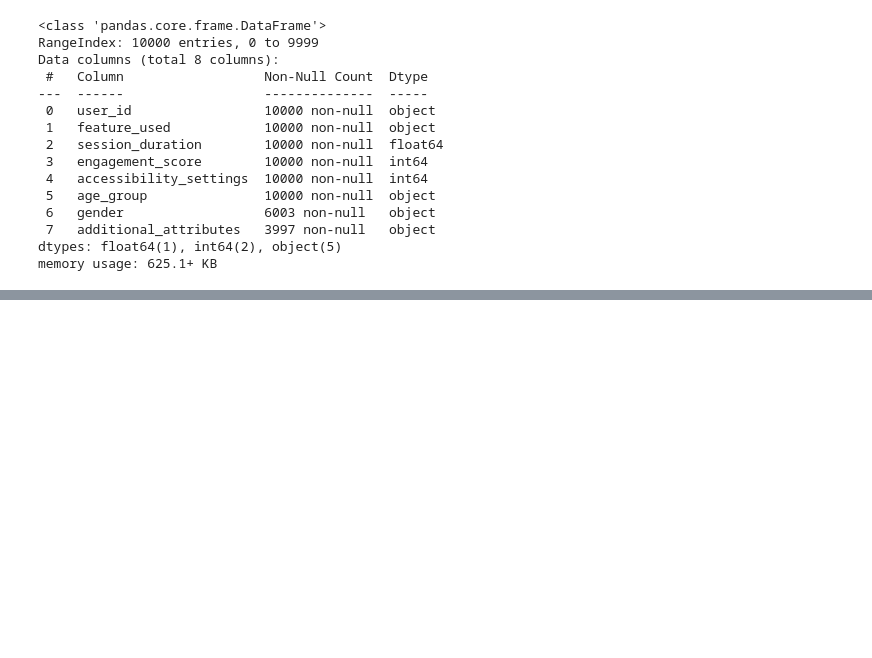
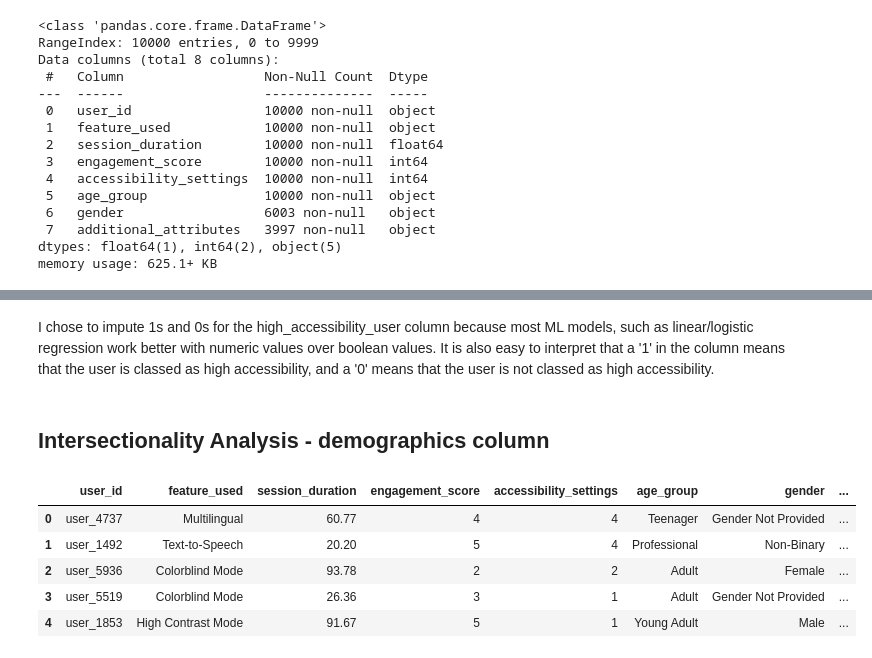
Before and after one commit to adesina923/HackDiversityDataInterviewChallenge-AdesinaAdeniran, a Jupyter notebook: AA_Hack_Diversity_Data_Interview_Product_Inclusion_Analysis_Challenge.ipynb, the cells around one changed output, grey strips where cells are left out. Drawn from its saved outputs; the diff is of its cells as text; code cells hidden in the pictures; blank space fills up the shorter version.

```diff
--- a/AA_Hack_Diversity_Data_Interview_Product_Inclusion_Analysis_Challenge.ipynb
+++ b/AA_Hack_Diversity_Data_Interview_Product_Inclusion_Analysis_Challenge.ipynb
@@ -40,0 +189,15 @@ memory usage: 625.1+ KB
+# %% [markdown]
+I chose to impute 1s and 0s for the high_accessibility_user column because most ML models, such as linear/logistic regression work better with numeric values over boolean values. It is also easy to interpret that a '1' in the column means that the user is classed as high accessibility, and a '0' means that the user is not classed as high accessibility.
+# %% [markdown]
+## Intersectionality Analysis - demographics column
+# %%
+df['demographics'] = df['age_group'] + '-' + df['gender'] + '-' + df['additional_attributes']
+df['demographics'].head(10)
+df.head()
+# %% [output]
+|  | user_id | feature_used | session_duration | engagement_score | accessibility_settings | age_group | gender | ... |
+| 0 | user_4737 | Multilingual | 60.77 | 4 | 4 | Teenager | Gender Not Provided | ... |
+| 1 | user_1492 | Text-to-Speech | 20.20 | 5 | 4 | Professional | Non-Binary | ... |
+| 2 | user_5936 | Colorblind Mode | 93.78 | 2 | 2 | Adult | Female | ... |
+| 3 | user_5519 | Colorblind Mode | 26.36 | 3 | 1 | Adult | Gender Not Provided | ... |
+| 4 | user_1853 | High Contrast Mode | 91.67 | 5 | 1 | Young Adult | Male | ... |
```
Also changed, not shown: parts of 17 cells of this notebook.
